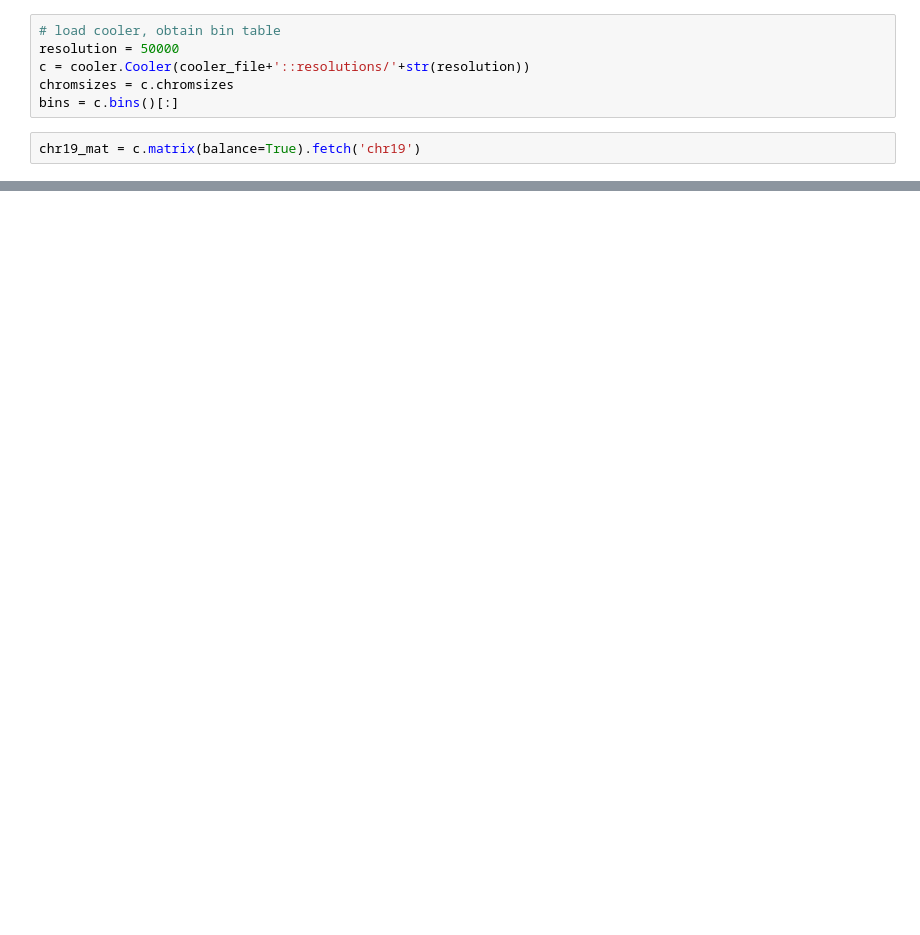
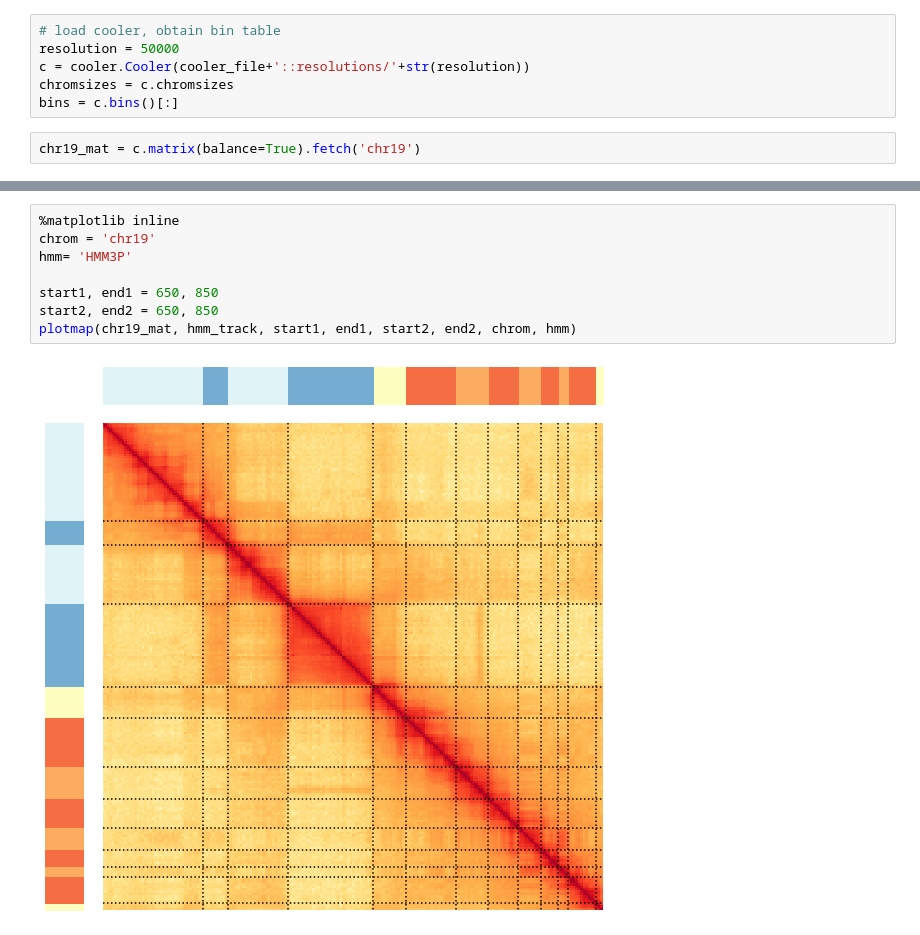
Before and after one commit to luisdiaz1997/HMM3P, a Jupyter notebook: notebooks/Figure1-plotmap.ipynb, the cells around one changed output, grey strips where cells are left out. Saved outputs shown, nothing was run; the diff lists cells and outputs as text; blank space fills up the shorter version.

```diff
--- a/notebooks/Figure1-plotmap.ipynb
+++ b/notebooks/Figure1-plotmap.ipynb
@@ -102,0 +105,10 @@ plotmap(chr19_mat, hmm_track, start1, end1, start2, end2, chrom, hmm)
+# %%
+%matplotlib inline
+chrom = 'chr19'
+hmm= 'HMM3P'
+
+start1, end1 = 650, 850
+start2, end2 = 650, 850
+plotmap(chr19_mat, hmm_track, start1, end1, start2, end2, chrom, hmm)
+# %% [output]
+[figure, added]
```
Also changed, not shown: parts of 7 cells of this notebook, 1 other file.
